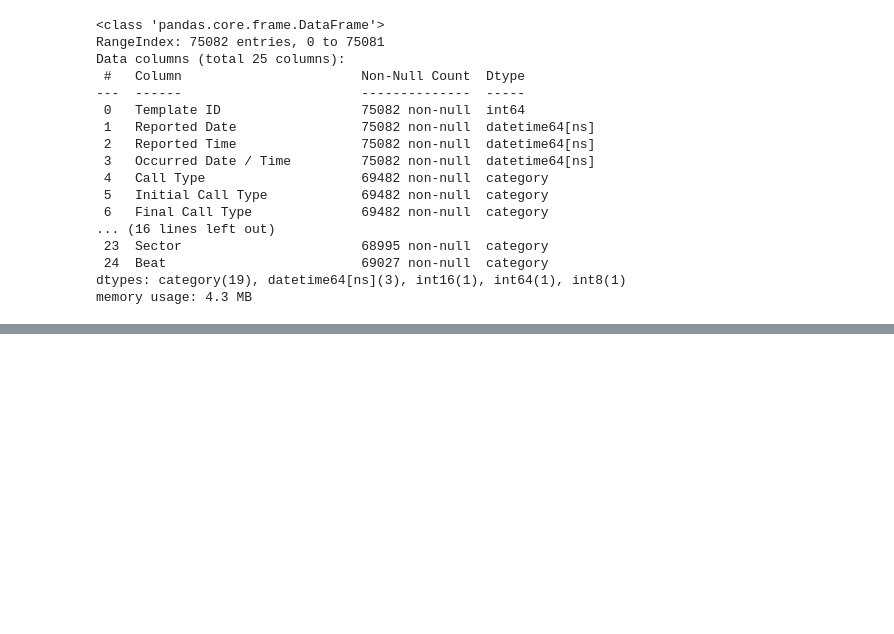
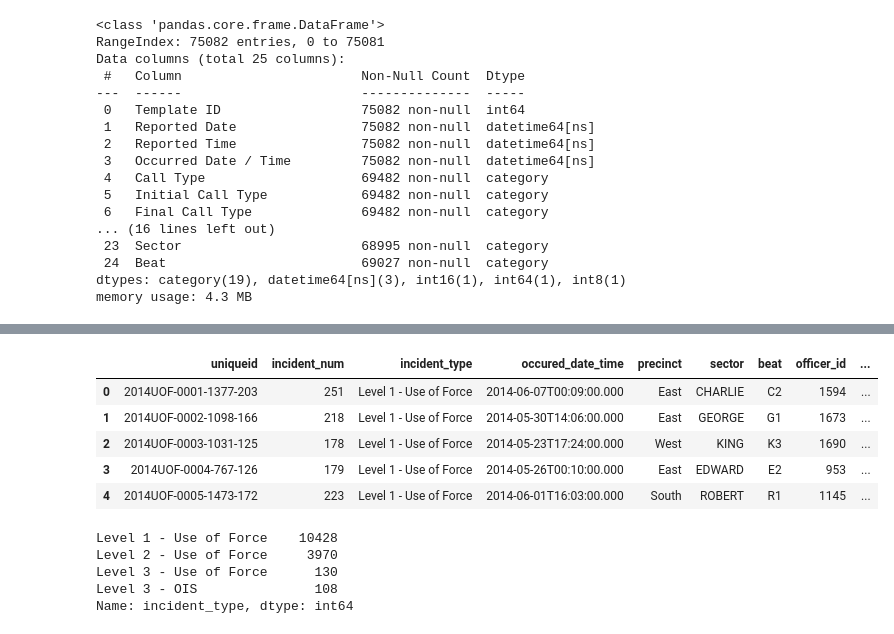
Before and after one commit to Leviob/Police-Records-Database, a Jupyter notebook: exploration.ipynb, the cells around one changed output, grey strips where cells are left out. Cells and saved outputs as stored; diff of their text form; code cells hidden in the pictures; blank space fills up the shorter version.

```diff
--- a/exploration.ipynb
+++ b/exploration.ipynb
@@ -179,0 +209,17 @@ memory usage: 4.3 MB
+# %%
+df.head()
+# %% [output]
+|  | uniqueid | incident_num | incident_type | occured_date_time | precinct | sector | beat | officer_id | ... |
+| 0 | 2014UOF-0001-1377-203 | 251 | Level 1 - Use of Force | 2014-06-07T00:09:00.000 | East | CHARLIE | C2 | 1594 | ... |
+| 1 | 2014UOF-0002-1098-166 | 218 | Level 1 - Use of Force | 2014-05-30T14:06:00.000 | East | GEORGE | G1 | 1673 | ... |
+| 2 | 2014UOF-0003-1031-125 | 178 | Level 1 - Use of Force | 2014-05-23T17:24:00.000 | West | KING | K3 | 1690 | ... |
+| 3 | 2014UOF-0004-767-126 | 179 | Level 1 - Use of Force | 2014-05-26T00:10:00.000 | East | EDWARD | E2 | 953 | ... |
+| 4 | 2014UOF-0005-1473-172 | 223 | Level 1 - Use of Force | 2014-06-01T16:03:00.000 | South | ROBERT | R1 | 1145 | ... |
+# %%
+df['incident_type'].value_counts()
+# %% [output]
+Level 1 - Use of Force    10428
+Level 2 - Use of Force     3970
+Level 3 - Use of Force      130
+Level 3 - OIS               108
+Name: incident_type, dtype: int64
```
Also changed, not shown: parts of 6 cells of this notebook.
